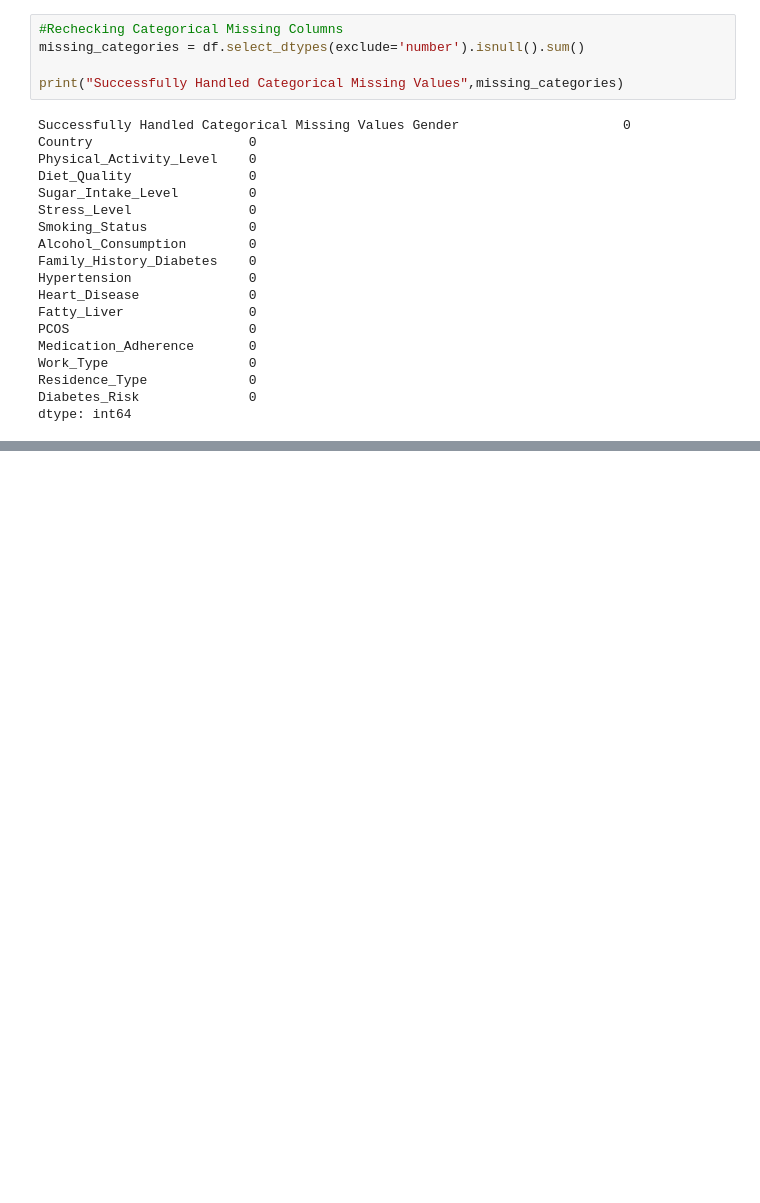
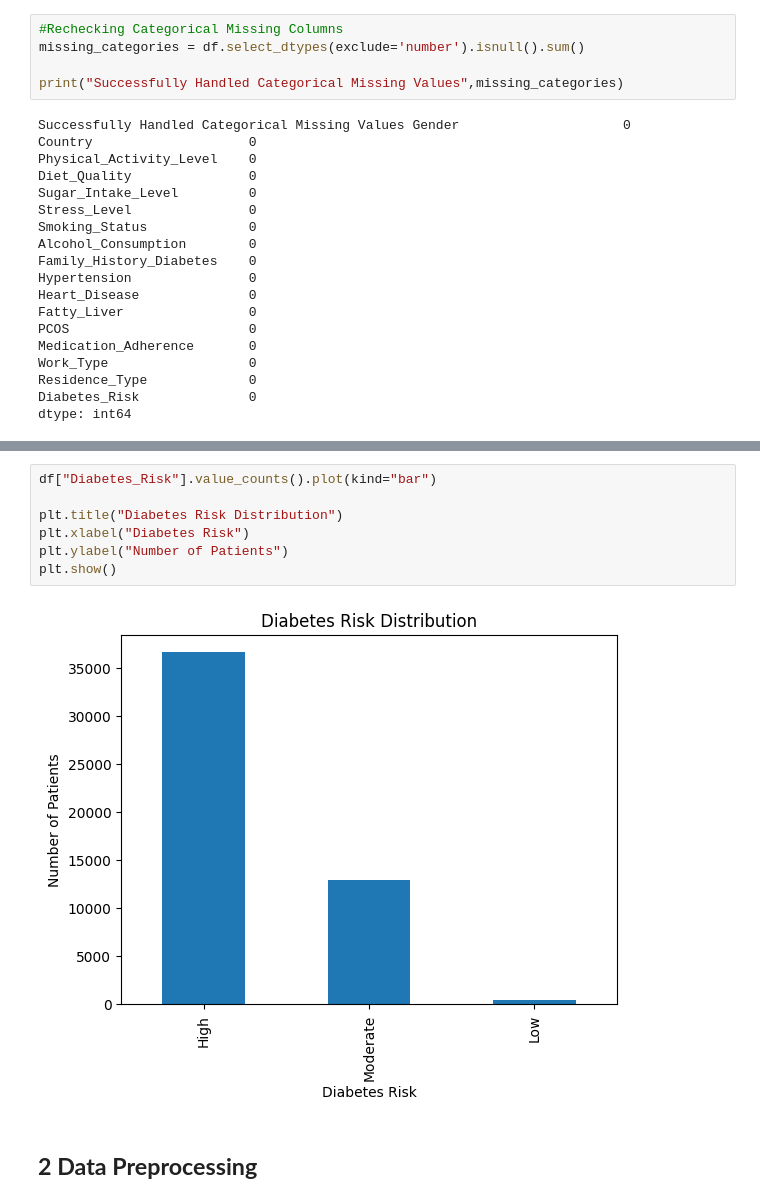
Before and after one commit to mdzubayereashraf/Ostad-AI-Engineering-Course-Assignments, a Jupyter notebook: Assignmen_No_11(Diabetes_Prediction).ipynb, the cells around one changed output, grey strips where cells are left out. Saved outputs shown, nothing was run; the diff lists cells and outputs as text; blank space fills up the shorter version.

Commit message:
Checked targeted column distribution

```diff
--- a/Assignmen_No_11(Diabetes_Prediction).ipynb
+++ b/Assignmen_No_11(Diabetes_Prediction).ipynb
@@ -312,0 +347,11 @@ dtype: int64
+# %%
+df["Diabetes_Risk"].value_counts().plot(kind="bar")
+
+plt.title("Diabetes Risk Distribution")
+plt.xlabel("Diabetes Risk")
+plt.ylabel("Number of Patients")
+plt.show()
+# %% [output]
+[figure, added]
+# %% [markdown]
+## **2 Data Preprocessing**
```
Also changed, not shown: parts of 5 cells of this notebook.
